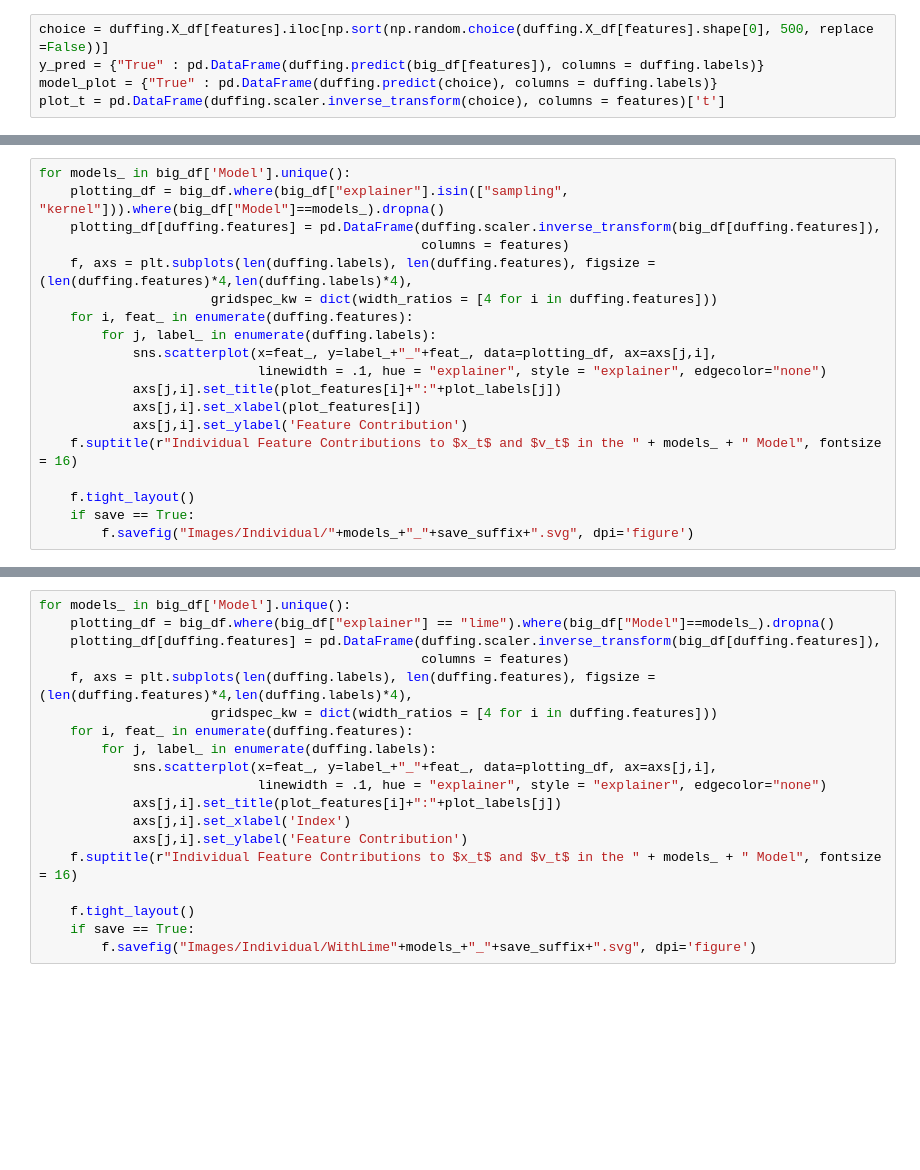
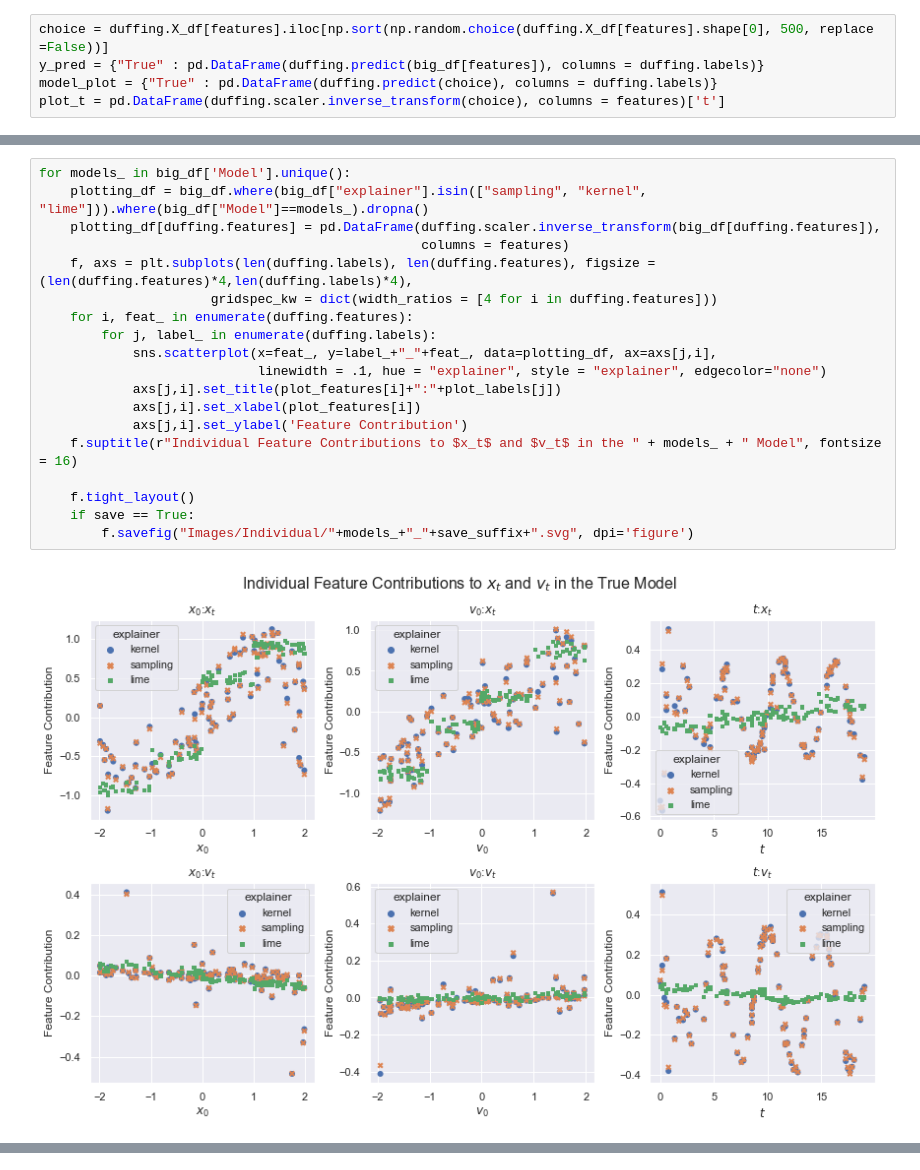
Before and after one commit to wgrosche/XAI, a Jupyter notebook: Plotting/Plotting_Notebook_all.ipynb, the cells around one changed output, grey strips where cells are left out. Cells and saved outputs as stored; diff of their text form; blank space fills up the shorter version.

```diff
--- a/Plotting/Plotting_Notebook_all.ipynb
+++ b/Plotting/Plotting_Notebook_all.ipynb
@@ -276,19 +275,21 @@ if save == True:
 # %%
 for models_ in big_df['Model'].unique():
-    plotting_df = big_df.where(big_df["explainer"].isin(["sampling", "kernel"])).where(big_df["Model"]==models_).dropna()
+    plotting_df = big_df.where(big_df["explainer"].isin(["sampling", "kernel", "lime"])).where(big_df["Model"]==models_).dropna()
     plotting_df[duffing.features] = pd.DataFrame(duffing.scaler.inverse_transform(big_df[duffing.features]),
                                                  columns = features)
     f, axs = plt.subplots(len(duffing.labels), len(duffing.features), figsize = (len(duffing.features)*4,len(duffing.labels)*4),
                       gridspec_kw = dict(width_ratios = [4 for i in duffing.features]))
     for i, feat_ in enumerate(duffing.features):
         for j, label_ in enumerate(duffing.labels):
             sns.scatterplot(x=feat_, y=label_+"_"+feat_, data=plotting_df, ax=axs[j,i],
                             linewidth = .1, hue = "explainer", style = "explainer", edgecolor="none")
             axs[j,i].set_title(plot_features[i]+":"+plot_labels[j])
             axs[j,i].set_xlabel(plot_features[i])
             axs[j,i].set_ylabel('Feature Contribution')
     f.suptitle(r"Individual Feature Contributions to $x_t$ and $v_t$ in the " + models_ + " Model", fontsize = 16)
 
     f.tight_layout()
     if save == True:
         f.savefig("Images/Individual/"+models_+"_"+save_suffix+".svg", dpi='figure')
+# %% [output]
+[figure, added]
@@ -295,19 +297,0 @@ for models_ in big_df['Model'].unique():
-# %%
-for models_ in big_df['Model'].unique():
-    plotting_df = big_df.where(big_df["explainer"] == "lime").where(big_df["Model"]==models_).dropna()
-    plotting_df[duffing.features] = pd.DataFrame(duffing.scaler.inverse_transform(big_df[duffing.features]),
-                                                 columns = features)
-    f, axs = plt.subplots(len(duffing.labels), len(duffing.features), figsize = (len(duffing.features)*4,len(duffing.labels)*4),
-                      gridspec_kw = dict(width_ratios = [4 for i in duffing.features]))
-    for i, feat_ in enumerate(duffing.features):
-        for j, label_ in enumerate(duffing.labels):
-            sns.scatterplot(x=feat_, y=label_+"_"+feat_, data=plotting_df, ax=axs[j,i],
-                            linewidth = .1, hue = "explainer", style = "explainer", edgecolor="none")
-            axs[j,i].set_title(plot_features[i]+":"+plot_labels[j])
-            axs[j,i].set_xlabel('Index')
-            axs[j,i].set_ylabel('Feature Contribution')
-    f.suptitle(r"Individual Feature Contributions to $x_t$ and $v_t$ in the " + models_ + " Model", fontsize = 16)
-
-    f.tight_layout()
-    if save == True:
-        f.savefig("Images/Individual/WithLime"+models_+"_"+save_suffix+".svg", dpi='figure')
```
Also changed, not shown: parts of 22 cells of this notebook, 1 other file.
